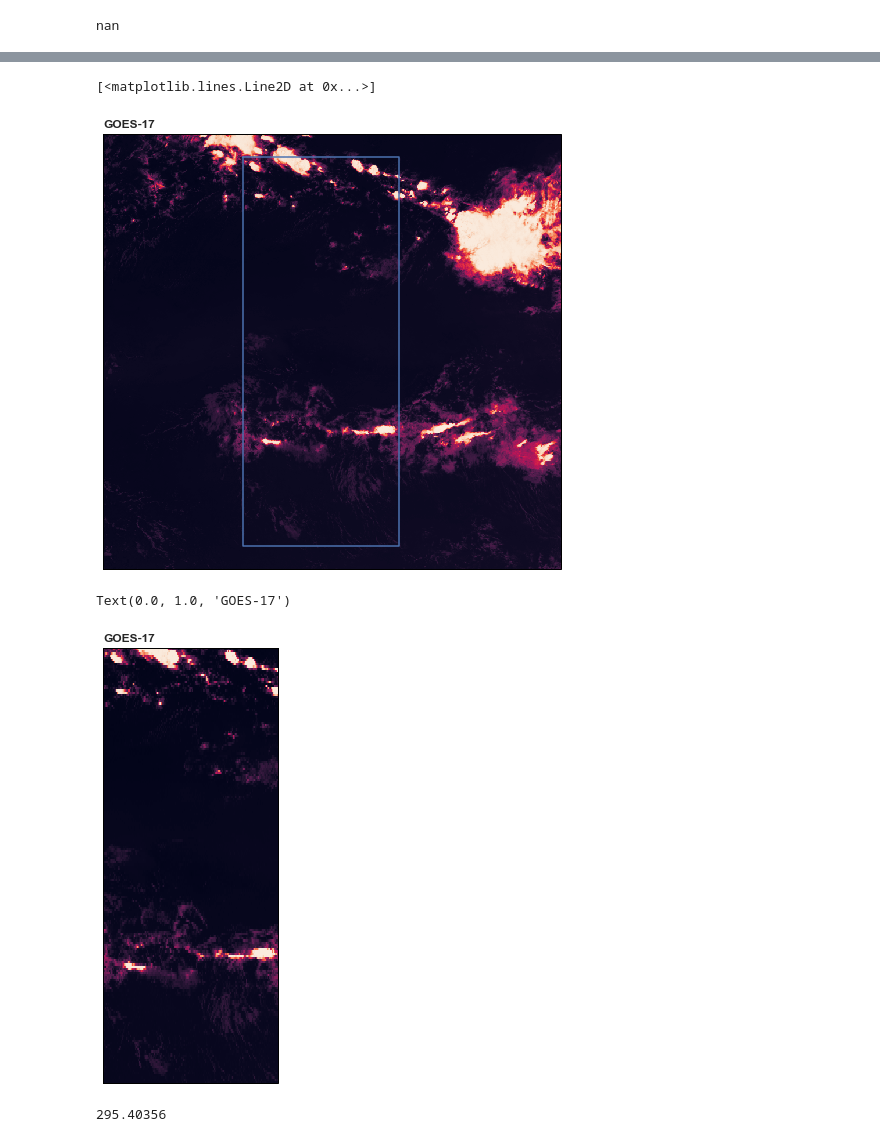
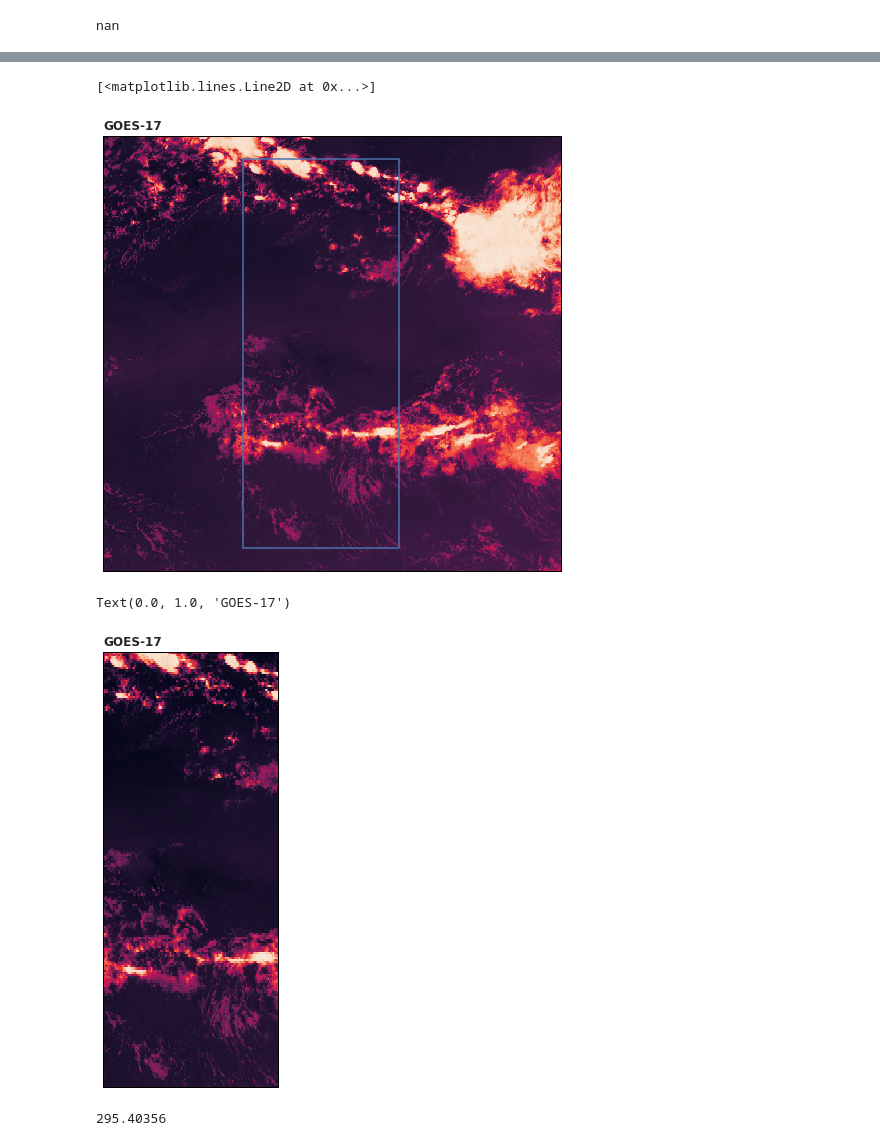
Before and after one commit to adomakor412/GOEScode, a Jupyter notebook: Radiance to BT.ipynb, the cells around one changed output, grey strips where cells are left out. Cells and saved outputs as stored; diff of their text form; code cells hidden in the pictures.

```diff
--- a/Radiance to BT.ipynb
+++ b/Radiance to BT.ipynb
@@ -16,5 +18,5 @@ DATA_PATH='goesdata'
 # %%
 rad_data_file = 'OR_ABI-L1b-RadF-M6C07_G17_s20191030000339_e20191030009417_c20191030009441.nc'
 # %%
-G17C07= xarray.open_dataset(op.join(DATA_PATH,rad_data_file))
+myFile= xarray.open_dataset(op.join(DATA_PATH,rad_data_file))
 # %%
@@ -59,7 +61,7 @@ Attributes:
 # %%
 # Generate cartopy projection object with metpy parser
 # NOTE: Don't re-run this cell after it has run or it won't work.
-dat17C07 = G17C07.metpy.parse_cf('Rad')
+dat17C07 = myFile.metpy.parse_cf('Rad')
 # %%
 # Geostationary projections
 geos17 = dat17C07.metpy.cartopy_crs
@@ -81,9 +83,9 @@ np.nanmin(rad07)
 # %% [output]
 -0.0031842776
 # %%
-def normIm(im,gamma=1.0, reverse=False):
-    nim = ((im-np.nanmin(im))*(im-np.nanmin(im)-np.nanmin(rad07))**(-1))
-    if reverse:
+def normIm(im,gamma=1.0,reverse=False):
+    nim = ((im-np.nanmin(im))*(np.nanmax(im)-np.nanmin(im))**(-1))
+    if reverse:#want clouds to be white
         nim = (1.0-nim**(gamma))
     return nim
 # %%
@@ -173,7 +158,7 @@ roi_y = [roi_extent_mc_cartopy[2],
          roi_extent_mc_cartopy[3],
          roi_extent_mc_cartopy[2]]
 # GOES17
-ax_3.imshow(normIm(rad07,gamma=64,reverse=True), origin='upper',
+ax_3.imshow(normIm(rad07,gamma=1,reverse=True), origin='upper',
            extent=cartopy_extent_goes17,
            transform=geos17,
            interpolation='none')
@@ -186,9 +171,9 @@ ax_3.set_title('GOES-17', loc='left', fontweight='bold')
 ax_3.plot(roi_x, roi_y,'b-')
 # %% [output]
 [<matplotlib.lines.Line2D at 0x...>]
-[figure, old version]
+[figure, new version]
 # %%
-norm_image_ma = np.ma.masked_array(rad07)
+rad_image_ma = np.ma.masked_array(rad07)
 goes17_params = geos17.proj4_params
 # Float conversion needed and re-ordering of extent to match pyresample form [x_min, y_min, x_max, y_max]
 goes17_area = geometry.AreaDefinition('GOES-17', 'Full Disk',
@@ -199,7 +184,7 @@ area_mc_def = geometry.AreaDefinition('areaTest', 'Equator-ROW', 'areaTest',
                                   mc.proj4_params,
                                     500, 200,
                                    roi_extent_mc_pyresample)
-geos17_con_nn = image.ImageContainerNearest(norm_image_ma,
+geos17_con_nn = image.ImageContainerNearest(rad_image_ma,
                                             goes17_area,
                                             radius_of_influence=50000)
 
@@ -209,20 +194,20 @@ image_mc_17 = area_mc_con_nn.image_data
 # %%
 fig_4 = plt.figure(figsize=(15, 8))
 
 ax_4 = fig_4.add_subplot(1, 1, 1, projection=mc)
 
 ax_4.set_extent(roi_extent_mc_cartopy, crs=mc)
 
 
 # GOES17
-ax_4.imshow(normIm(image_mc_17,gamma=64,reverse=True), origin='upper',
+ax_4.imshow(normIm(image_mc_17,gamma=1,reverse=True), origin='upper',
            extent=roi_extent_mc_cartopy,
            transform=mc,
            interpolation='none')
 ax_4.set_title('GOES-17', loc='left', fontweight='bold')
 # %% [output]
 Text(0.0, 1.0, 'GOES-17')
-[figure, old version]
+[figure, new version]
 # %%
 planck_fk1 = float(G17C07['planck_fk1'].data)
 planck_fk2 = float(G17C07['planck_fk2'].data)
```
Also changed, not shown: parts of 11 cells of this notebook, 1 other file.
